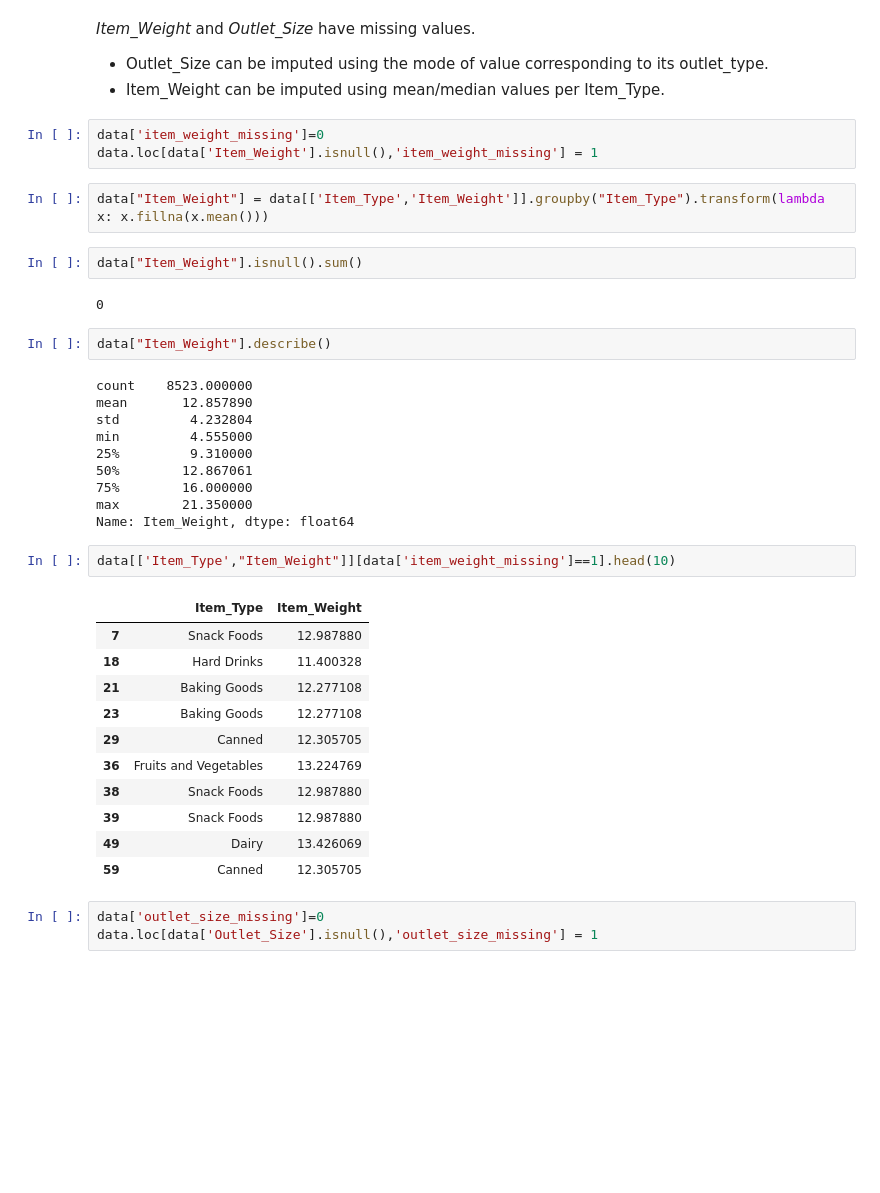
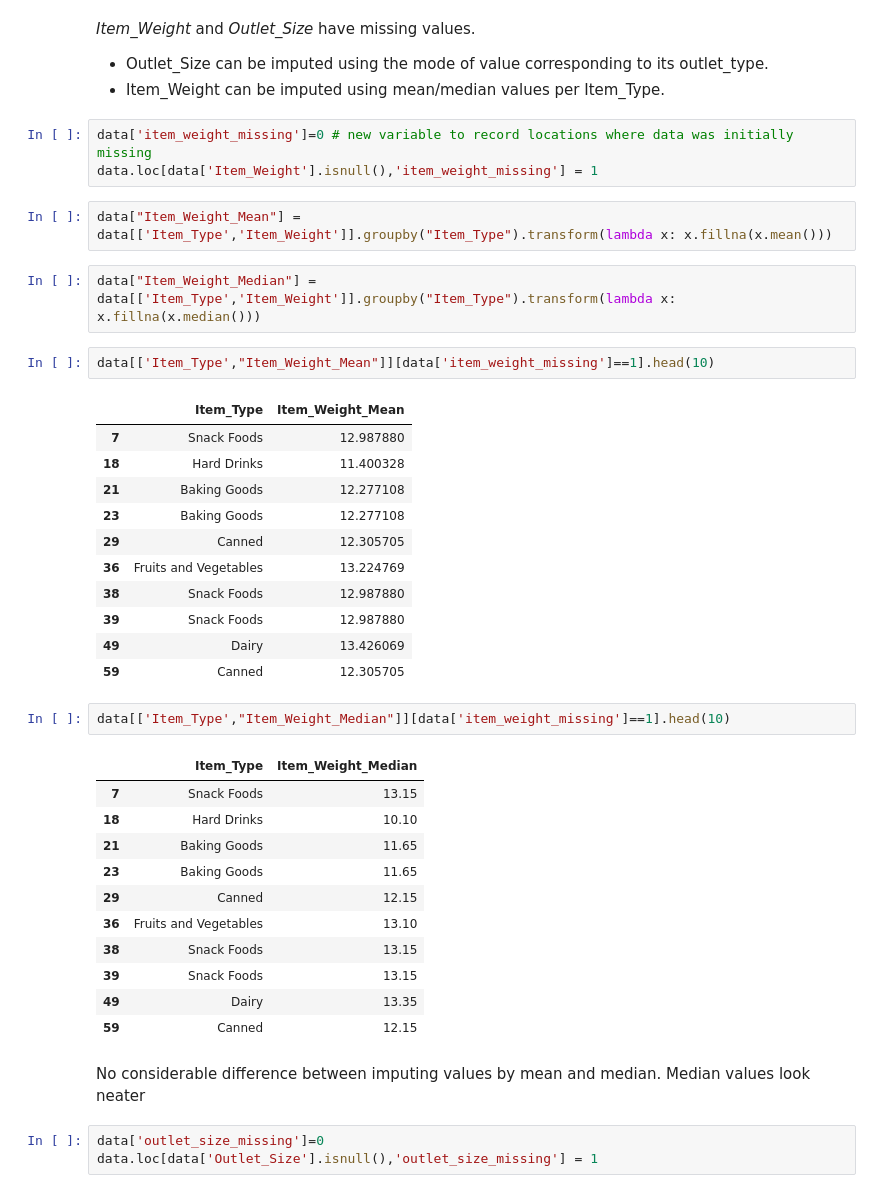
Before and after one commit to TasneemYou/data_preparation_exercise, a Jupyter notebook: data_prep_exercise.ipynb, the cells around one changed output. Saved outputs shown, nothing was run; the diff lists cells and outputs as text; blank space fills up the shorter version.

Commit message:
Feature engineering performed in data prep notebook

```diff
--- a/data_prep_exercise.ipynb
+++ b/data_prep_exercise.ipynb
@@ -269,30 +280,16 @@ This step typically involves imputing missing values and treating outliers.
 - Outlet_Size can be imputed using the mode of value corresponding to its outlet_type.
 - Item_Weight can be imputed using mean/median values per Item_Type.
 # %%
-data['item_weight_missing']=0
+data['item_weight_missing']=0 # new variable to record locations where data was initially missing
 data.loc[data['Item_Weight'].isnull(),'item_weight_missing'] = 1
 # %%
-data["Item_Weight"] = data[['Item_Type','Item_Weight']].groupby("Item_Type").transform(lambda x: x.fillna(x.mean()))
+data["Item_Weight_Mean"] = data[['Item_Type','Item_Weight']].groupby("Item_Type").transform(lambda x: x.fillna(x.mean()))
-# %%
-data["Item_Weight"].isnull().sum()
-# %% [output]
-0
-# %%
-data["Item_Weight"].describe()
-# %% [output]
-count    8523.000000
-mean       12.857890
-std         4.232804
-min         4.555000
-25%         9.310000
-50%        12.867061
-75%        16.000000
-max        21.350000
-Name: Item_Weight, dtype: float64
+# %%
+data["Item_Weight_Median"] = data[['Item_Type','Item_Weight']].groupby("Item_Type").transform(lambda x: x.fillna(x.median()))
 # %%
-data[['Item_Type',"Item_Weight"]][data['item_weight_missing']==1].head(10)
+data[['Item_Type',"Item_Weight_Mean"]][data['item_weight_missing']==1].head(10)
 # %% [output]
-|  | Item_Type | Item_Weight |
+|  | Item_Type | Item_Weight_Mean |
 | 7 | Snack Foods | 12.987880 |
 | 18 | Hard Drinks | 11.400328 |
 | 21 | Baking Goods | 12.277108 |
@@ -303,6 +300,22 @@ data[['Item_Type',"Item_Weight"]][data['item_weight_missing']==1].head(10)
 | 39 | Snack Foods | 12.987880 |
 | 49 | Dairy | 13.426069 |
 | 59 | Canned | 12.305705 |
+# %%
+data[['Item_Type',"Item_Weight_Median"]][data['item_weight_missing']==1].head(10)
+# %% [output]
+|  | Item_Type | Item_Weight_Median |
+| 7 | Snack Foods | 13.15 |
+| 18 | Hard Drinks | 10.10 |
+| 21 | Baking Goods | 11.65 |
+| 23 | Baking Goods | 11.65 |
+| 29 | Canned | 12.15 |
+| 36 | Fruits and Vegetables | 13.10 |
+| 38 | Snack Foods | 13.15 |
+| 39 | Snack Foods | 13.15 |
+| 49 | Dairy | 13.35 |
+| 59 | Canned | 12.15 |
+# %% [markdown]
+No considerable difference between imputing values by mean and median. Median values look neater
 # %%
 data['outlet_size_missing']=0
 data.loc[data['Outlet_Size'].isnull(),'outlet_size_missing'] = 1
```
Also changed, not shown: parts of 50 cells of this notebook, 1 other file.
